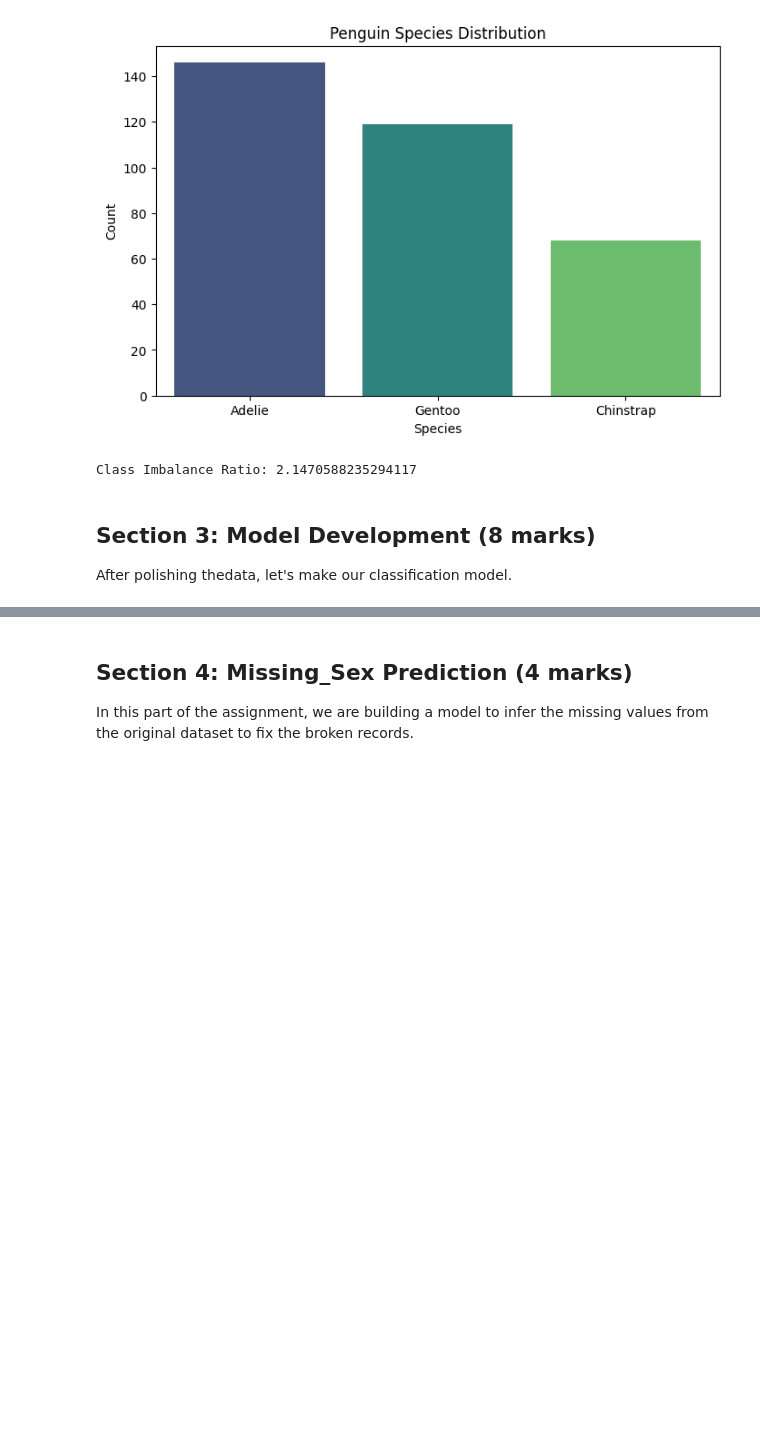
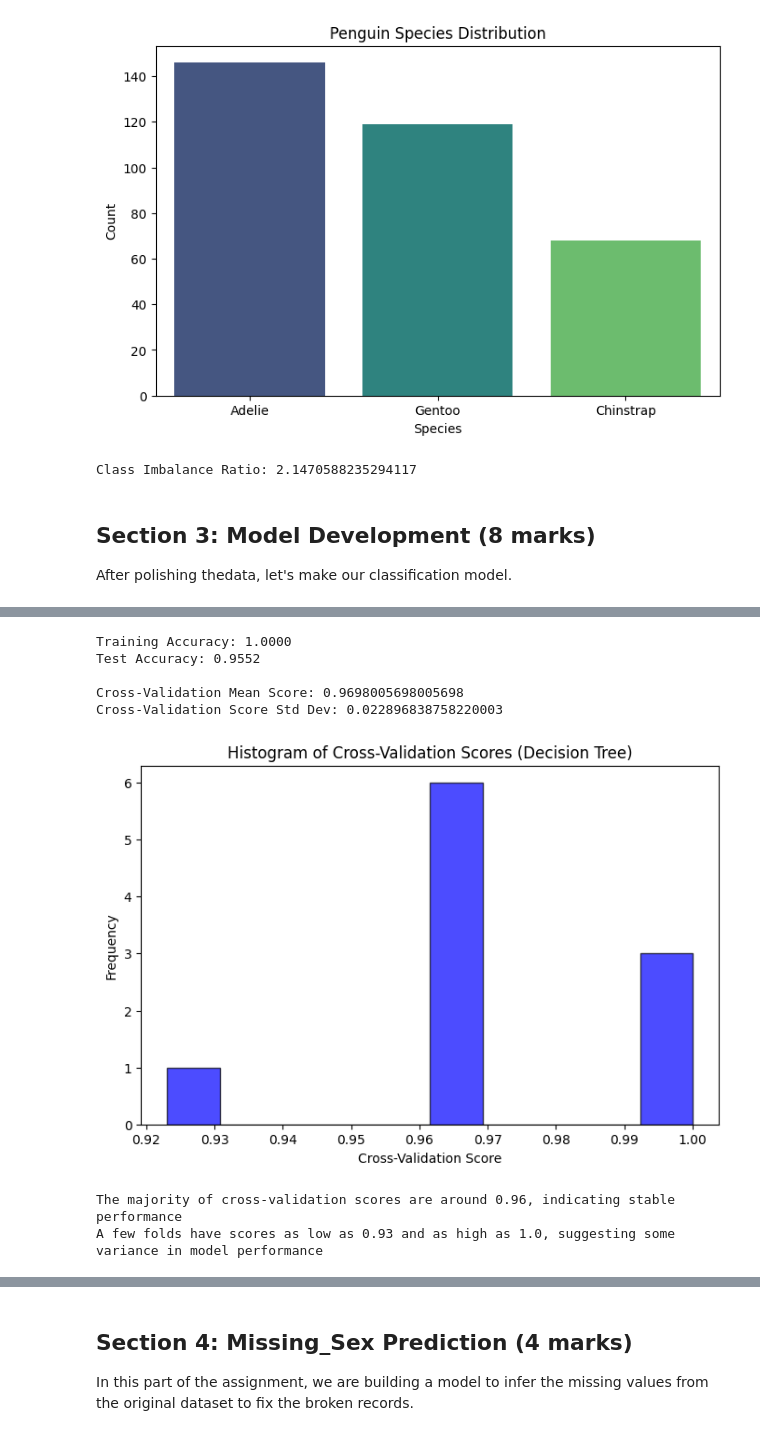
Before and after one commit to bisheralwan/ChatBot, a Jupyter notebook: W2025/Assignments/A1/SYSC4415_W25_A1.ipynb, the cells around one changed output, grey strips where cells are left out. Cells and saved outputs as stored; diff of their text form; code cells hidden in the pictures; blank space fills up the shorter version.

```diff
--- a/W2025/Assignments/A1/SYSC4415_W25_A1.ipynb
+++ b/W2025/Assignments/A1/SYSC4415_W25_A1.ipynb
@@ -356,3 +340,64 @@ from sklearn.model_selection import cross_val_score
+# %%
+"""
+Q3b (3 marks)
+Train and evaluate a Decision Tree:
+1. Create a Decision Tree with default parameters (random_state=42)
+2. Evaluate the model:
+   - Fit on training data (numerical features only)
+   - Print training and test accuracy score for this tree
+   - Perform 10-fold cross-validation
+   - Print mean and std of cross-validation scores and build cv_scores histogram.
+   - What does the histogram show?
+"""
+
+from sklearn.model_selection import cross_val_score
+
+# YOUR ANSWER HERE
+from sklearn.tree import DecisionTreeClassifier
+from sklearn.model_selection import cross_val_score
+import numpy as np
+import matplotlib.pyplot as plt
+
+#create Decision Tree Classifier with default parameters
+tree = DecisionTreeClassifier(random_state=42)
+
+#fit
+tree.fit(X_train, y_train)
+
+#evaluate training and test accuracy
+train_accuracy = tree.score(X_train, y_train)
+test_accuracy = tree.score(X_test, y_test)
+
+print(f"Training Accuracy: {train_accuracy:.4f}")
+print(f"Test Accuracy: {test_accuracy:.4f}")
+
+#perform 10-fold cross-validation
+scores = cross_val_score(tree, X_train, y_train, cv=10)
+
+#print cross-validation results
+print(f"\nCross-Validation Mean Score: {np.mean(scores)}")
+print(f"Cross-Validation Score Std Dev: {np.std(scores)}")
+
+#plot histogram of cross-validation scores
+plt.figure(figsize=(8,5))
+plt.hist(scores, bins=10, color="blue", alpha=0.7, edgecolor="black")
+plt.xlabel("Cross-Validation Score")
+plt.ylabel("Frequency")
+plt.title("Histogram of Cross-Validation Scores (Decision Tree)")
+plt.show()
+
+#interpretation of the histogram
+print("\nThe majority of cross-validation scores are around 0.96, indicating stable performance")
+print("A few folds have scores as low as 0.93 and as high as 1.0, suggesting some variance in model performance")
+# %% [output]
+Training Accuracy: 1.0000
+Test Accuracy: 0.9552
+
+Cross-Validation Mean Score: 0.9698005698005698
+Cross-Validation Score Std Dev: 0.022896838758220003
+[figure, added]
+The majority of cross-validation scores are around 0.96, indicating stable performance
+A few folds have scores as low as 0.93 and as high as 1.0, suggesting some variance in model performance
 # %%
 """
 Q3c (3 marks)
```
Also changed, not shown: parts of 5 cells of this notebook.
